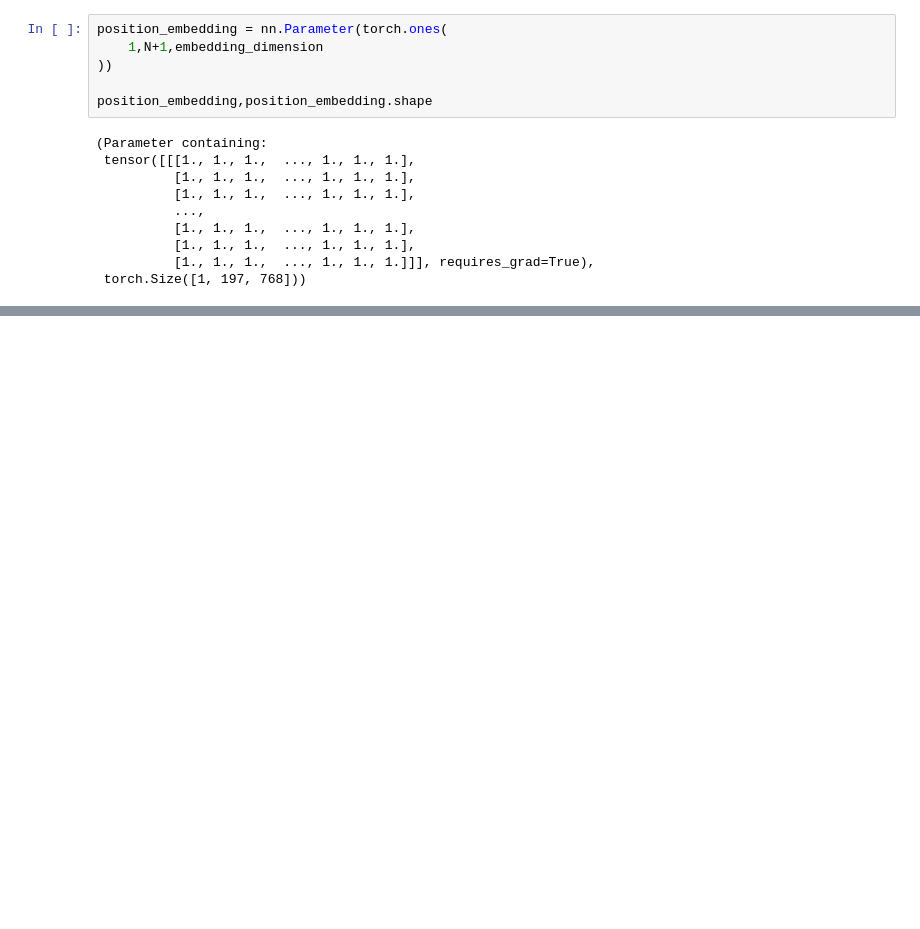
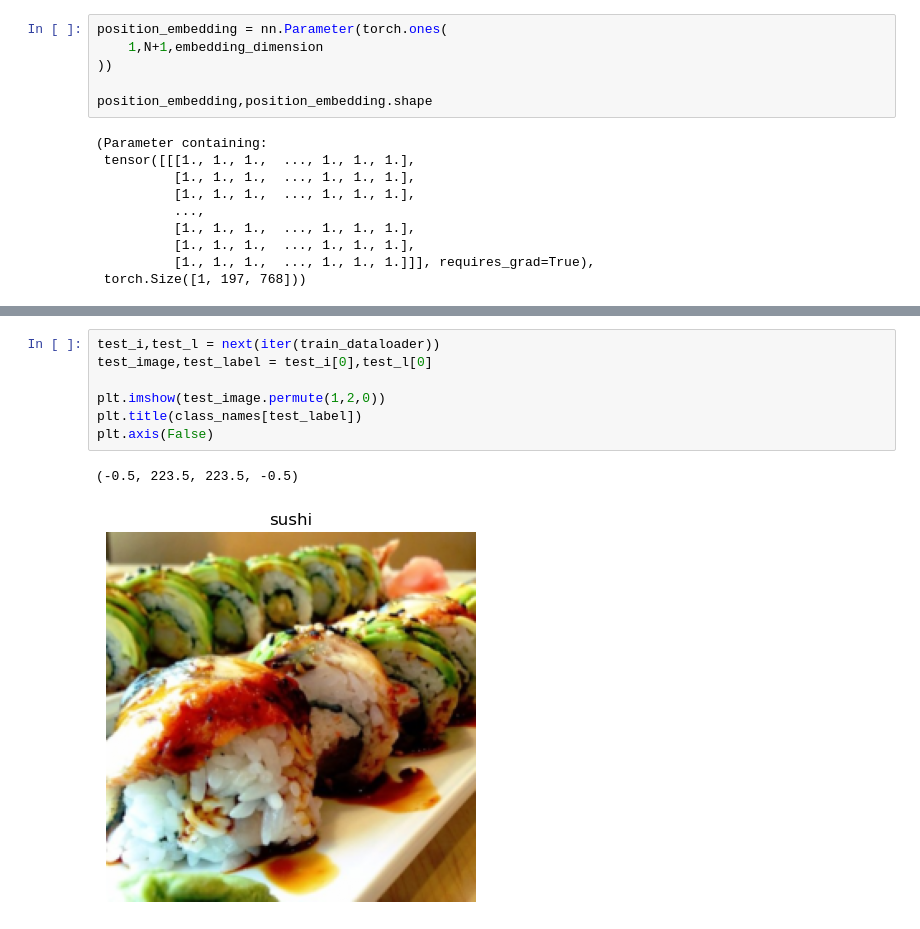
Before and after one commit to HARISH20205/ViT-Vision-Transformer, a Jupyter notebook: testing.ipynb, the cells around one changed output, grey strips where cells are left out. Cells and saved outputs as stored; diff of their text form; blank space fills up the shorter version.

```diff
--- a/testing.ipynb
+++ b/testing.ipynb
@@ -235,2 +239,12 @@ patch_and_pos_embed,patch_and_pos_embed.shape
         grad_fn=<AddBackward0>),
  torch.Size([1, 197, 768]))
+# %%
+test_i,test_l = next(iter(train_dataloader))
+test_image,test_label = test_i[0],test_l[0]
+
+plt.imshow(test_image.permute(1,2,0))
+plt.title(class_names[test_label])
+plt.axis(False)
+# %% [output]
+(-0.5, 223.5, 223.5, -0.5)
+[figure, added]
```
Also changed, not shown: parts of 14 cells of this notebook, 1 other file.
